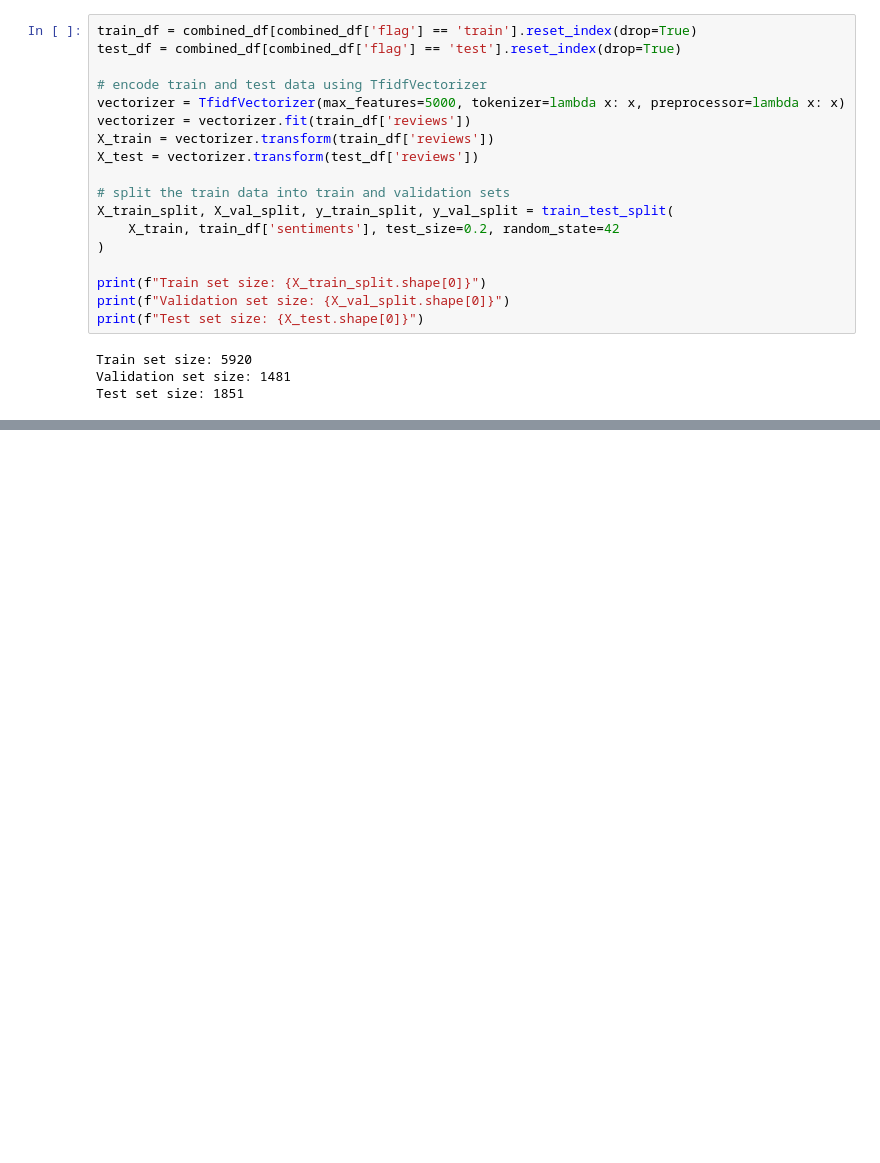
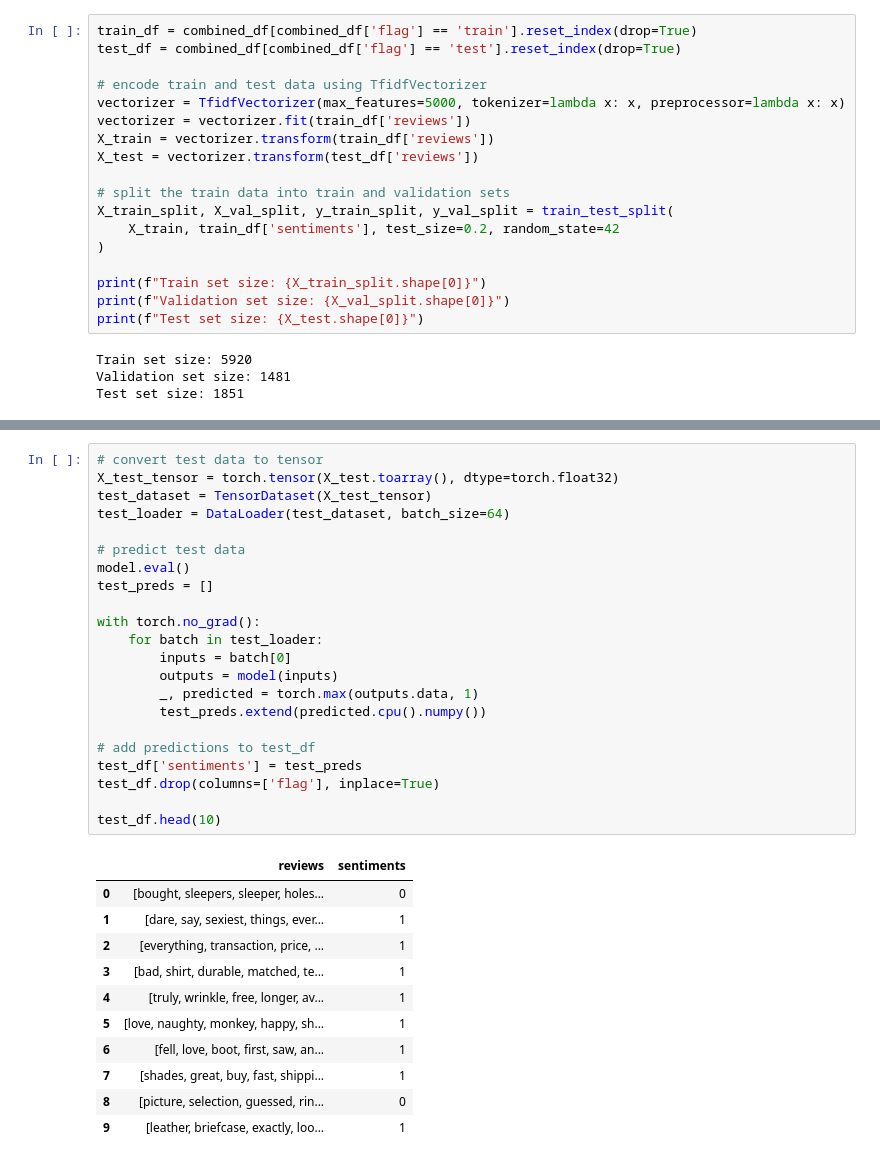
Before and after one commit to ppuimunn/IE4483, a Jupyter notebook: submissions/project_draft.ipynb, the cells around one changed output, grey strips where cells are left out. Drawn from its saved outputs; the diff is of its cells as text; blank space fills up the shorter version.

```diff
--- a/submissions/project_draft.ipynb
+++ b/submissions/project_draft.ipynb
@@ -217,0 +311,34 @@ Epoch 10/10, Loss: 0.0105, Validation Accuracy: 0.9156, Validation F1-score: 0.9
+# %%
+# convert test data to tensor
+X_test_tensor = torch.tensor(X_test.toarray(), dtype=torch.float32)
+test_dataset = TensorDataset(X_test_tensor)
+test_loader = DataLoader(test_dataset, batch_size=64)
+
+# predict test data
+model.eval()
+test_preds = []
+
+with torch.no_grad():
+    for batch in test_loader:
+        inputs = batch[0]
+        outputs = model(inputs)
+        _, predicted = torch.max(outputs.data, 1)
+        test_preds.extend(predicted.cpu().numpy())
+
+# add predictions to test_df
+test_df['sentiments'] = test_preds
+test_df.drop(columns=['flag'], inplace=True)
+
+test_df.head(10)
+# %% [output]
+|  | reviews | sentiments |
+| 0 | [bought, sleepers, sleeper, holes... | 0 |
+| 1 | [dare, say, sexiest, things, ever... | 1 |
+| 2 | [everything, transaction, price, ... | 1 |
+| 3 | [bad, shirt, durable, matched, te... | 1 |
+| 4 | [truly, wrinkle, free, longer, av... | 1 |
+| 5 | [love, naughty, monkey, happy, sh... | 1 |
+| 6 | [fell, love, boot, first, saw, an... | 1 |
+| 7 | [shades, great, buy, fast, shippi... | 1 |
+| 8 | [picture, selection, guessed, rin... | 0 |
+| 9 | [leather, briefcase, exactly, loo... | 1 |
```
Also changed, not shown: parts of 8 cells of this notebook.
